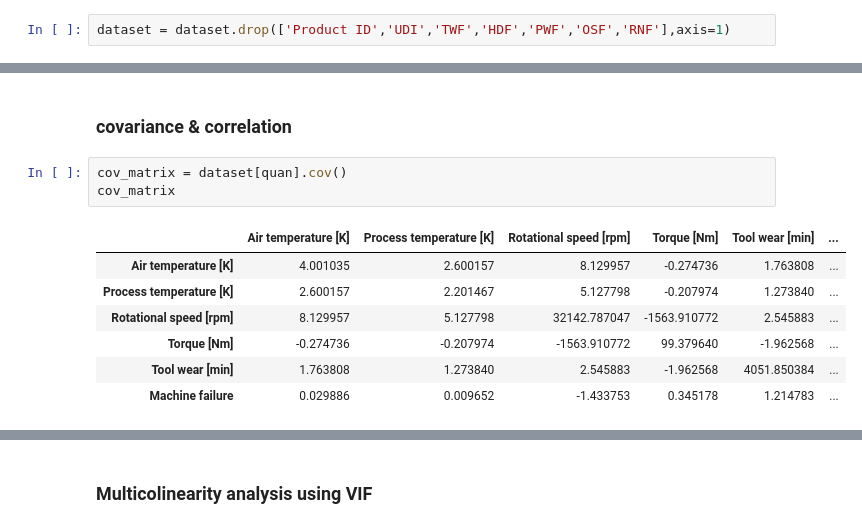
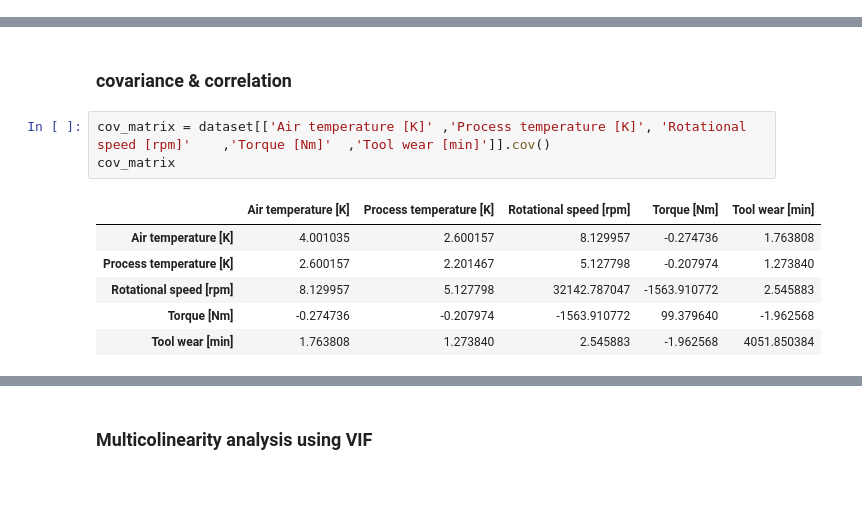
Before and after one commit to krthiksha/ML_DS_Capstone_project_Predictive_Maintenance, a Jupyter notebook: 3. Univariate and Bivariate Analysis/predictive_maintenance_EDA.ipynb, the cells around one changed output, grey strips where cells are left out. Cells and saved outputs as stored; diff of their text form; blank space fills up the shorter version.

```diff
--- a/3. Univariate and Bivariate Analysis/predictive_maintenance_EDA.ipynb
+++ b/3. Univariate and Bivariate Analysis/predictive_maintenance_EDA.ipynb
@@ -12,8 +12,6 @@ dataset_original.head()
 | 2 | 3 | L47182 | L | 298.1 | 308.5 | 1498 | ... |
 | 3 | 4 | L47183 | L | 298.2 | 308.6 | 1433 | ... |
 | 4 | 5 | L47184 | L | 298.2 | 308.7 | 1408 | ... |
-# %%
-dataset = dataset.drop(['Product ID','UDI','TWF','HDF','PWF','OSF','RNF'],axis=1)
 # %% [markdown]
 # Descriptive analysis
 # %% [markdown]
@@ -102,14 +90,13 @@ To ensure model stability
 # %% [markdown]
 ### covariance & correlation
 # %%
-cov_matrix = dataset[quan].cov()
+cov_matrix = dataset[['Air temperature [K]'	,'Process temperature [K]',	'Rotational speed [rpm]'	,'Torque [Nm]'	,'Tool wear [min]']].cov()
 cov_matrix
 # %% [output]
-|  | Air temperature [K] | Process temperature [K] | Rotational speed [rpm] | Torque [Nm] | Tool wear [min] | ... |
-| Air temperature [K] | 4.001035 | 2.600157 | 8.129957 | -0.274736 | 1.763808 | ... |
-| Process temperature [K] | 2.600157 | 2.201467 | 5.127798 | -0.207974 | 1.273840 | ... |
-| Rotational speed [rpm] | 8.129957 | 5.127798 | 32142.787047 | -1563.910772 | 2.545883 | ... |
-| Torque [Nm] | -0.274736 | -0.207974 | -1563.910772 | 99.379640 | -1.962568 | ... |
-| Tool wear [min] | 1.763808 | 1.273840 | 2.545883 | -1.962568 | 4051.850384 | ... |
-| Machine failure | 0.029886 | 0.009652 | -1.433753 | 0.345178 | 1.214783 | ... |
+|  | Air temperature [K] | Process temperature [K] | Rotational speed [rpm] | Torque [Nm] | Tool wear [min] |
+| Air temperature [K] | 4.001035 | 2.600157 | 8.129957 | -0.274736 | 1.763808 |
+| Process temperature [K] | 2.600157 | 2.201467 | 5.127798 | -0.207974 | 1.273840 |
+| Rotational speed [rpm] | 8.129957 | 5.127798 | 32142.787047 | -1563.910772 | 2.545883 |
+| Torque [Nm] | -0.274736 | -0.207974 | -1563.910772 | 99.379640 | -1.962568 |
+| Tool wear [min] | 1.763808 | 1.273840 | 2.545883 | -1.962568 | 4051.850384 |
 # %%
```
Also changed, not shown: parts of 43 cells of this notebook, 1 other file.
